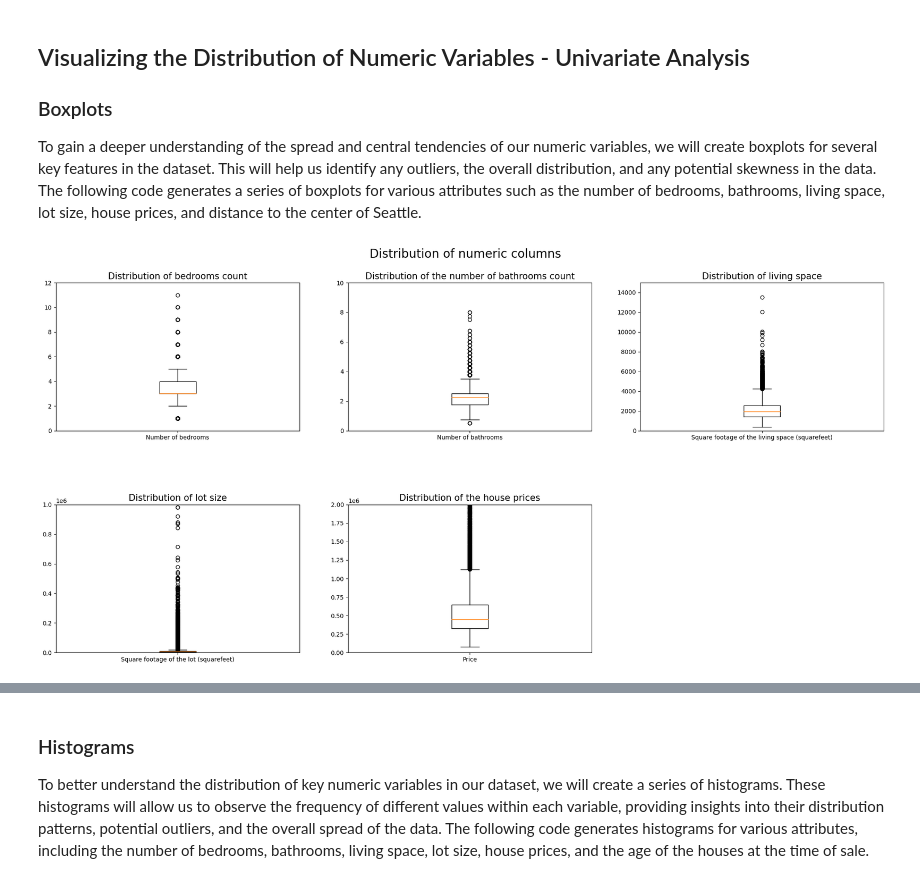
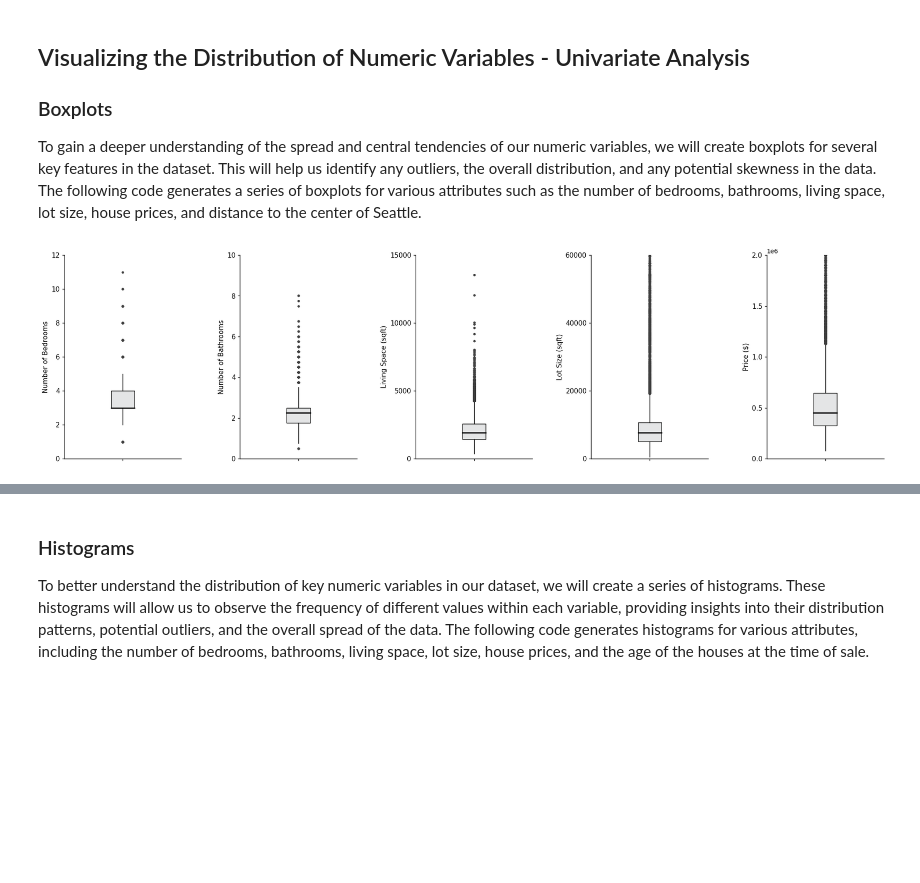
Before and after one commit to johannesgooth/da-king-county-housing, a Jupyter notebook: notebooks/03_explorative_data_analysis.ipynb, the cells around one changed output, grey strips where cells are left out. Cells and saved outputs as stored; diff of their text form; code cells hidden in the pictures; blank space fills up the shorter version.

```diff
--- a/notebooks/03_explorative_data_analysis.ipynb
+++ b/notebooks/03_explorative_data_analysis.ipynb
@@ -57,23 +70,3 @@ file_path_csv = '../data/king_county_housing_data_cleaned_and_preprocessed.csv'
 
 # Load the CSV data into a DataFrame
 df = pd.read_csv(file_path_csv)
-# %%
-# Filepath of the condition order JSON file
-json_path_condition = '../data/condition_order.json'
-
-# Load the saved category order from the JSON file
-with open(json_path_condition, 'r') as f:
-    grade_order = json.load(f)
-
-# Reapply the order to the 'grade_label' feature
-df['condition_label'] = pd.Categorical(df['condition_label'], categories=grade_order, ordered=True)
-# %%
-# Filepath of the condition order JSON file
-json_path_grade = '../data/grade_order.json'
-
-# Load the saved category order from the JSON file
-with open(json_path_grade, 'r') as f:
-    grade_order = json.load(f)
-
-# Reapply the order to the 'grade_label' feature
-df['grade_label'] = pd.Categorical(df['grade_label'], categories=grade_order, ordered=True)
@@ -80,3 +75,12 @@ df['grade_label'] = pd.Categorical(df['grade_label'], categories=grade_order, or
+# %%
+# view_cat label
+df = apply_category_order_from_json(df, 'view_cat', '../data/view_order.json')
+
+# condition_cat label
+df = apply_category_order_from_json(df, 'condition_cat', '../data/condition_order.json')
+
+# grade_cat label
+df = apply_category_order_from_json(df, 'grade_cat', '../data/grade_order.json')
 # %% [markdown]
 ## Descriptive Statistics
 
@@ -98,43 +102,8 @@ df.describe()
 ## Visualizing the Distribution of Numeric Variables - Univariate Analysis
 ### Boxplots
 To gain a deeper understanding of the spread and central tendencies of our numeric variables, we will create boxplots for several key features in the dataset. This will help us identify any outliers, the overall distribution, and any potential skewness in the data. The following code generates a series of boxplots for various attributes such as the number of bedrooms, bathrooms, living space, lot size, house prices, and distance to the center of Seattle.
-# %%
-fig, ax = plt.subplots(2,3, figsize=(20,10)) # create subplots on 3 rows and 3 columns
-plt.suptitle('Distribution of numeric columns', fontsize=20)
-fig.tight_layout() # tight_layout automatically adjusts subplot params so that the subplot(s) fits in to the figure area
-plt.subplots_adjust(hspace = .5, wspace = .2, top = .9) # adjusts the space between the single subplots
-
-ax[0][0].boxplot(x = df['bedrooms']) # creates boxplot
-ax[0][0].set_xticklabels(labels=["Number of bedrooms"]) # sets the label for the ticks on the x-axis
-ax[0][0].set_ylim(0,12) # limits the y-axis values from 0 to 12
-ax[0][0].set_title("Distribution of bedrooms count", fontsize = 15); # sets title for subplot
-
-ax[0][1].boxplot(x = df['bathrooms'])
-ax[0][1].set_xticklabels(labels=["Number of bathrooms"])
-ax[0][1].set_ylim(0,10)
-ax[0][1].set_title("Distribution of the number of bathrooms count", fontsize = 15);
-
-ax[0][2].boxplot(x = df['sqft_living'])
-ax[0][2].set_xticklabels(labels=["Square footage of the living space (squarefeet)"])
-ax[0][2].set_ylim(0,15000)
-ax[0][2].set_title("Distribution of living space", fontsize = 15);
-
-ax[1][0].boxplot(x = df['sqft_lot'])
-ax[1][0].set_xticklabels(labels=["Square footage of the lot (squarefeet)"])
-ax[1][0].set_ylim(0,1000000)
-ax[1][0].set_title("Distribution of lot size", fontsize = 15);
-
-ax[1][1].boxplot(x = df['price'])
-ax[1][1].set_xticklabels(labels=["Price"])
-ax[1][1].set_ylim(0,2000000)
-ax[1][1].set_title("Distribution of the house prices", fontsize = 15);
-
-ax[1][2].boxplot(x = df['mile_dist_center'])
-ax[1][2].set_xticklabels(labels=["Distance to the center of Seattle (miles)"])
-ax[1][2].set_ylim(0,60)
-ax[1][2].set_title("Distribution of the distances to the center of Seattle", fontsize = 15);
-
-fig.delaxes(ax[1][2]);
-# %% [output]
-[figure, removed]
+# %%
+plot_box_plots(df)
+# %% [output]
+[figure, added]
 # %% [markdown]
```
Also changed, not shown: parts of 15 cells of this notebook, 31 other files.
